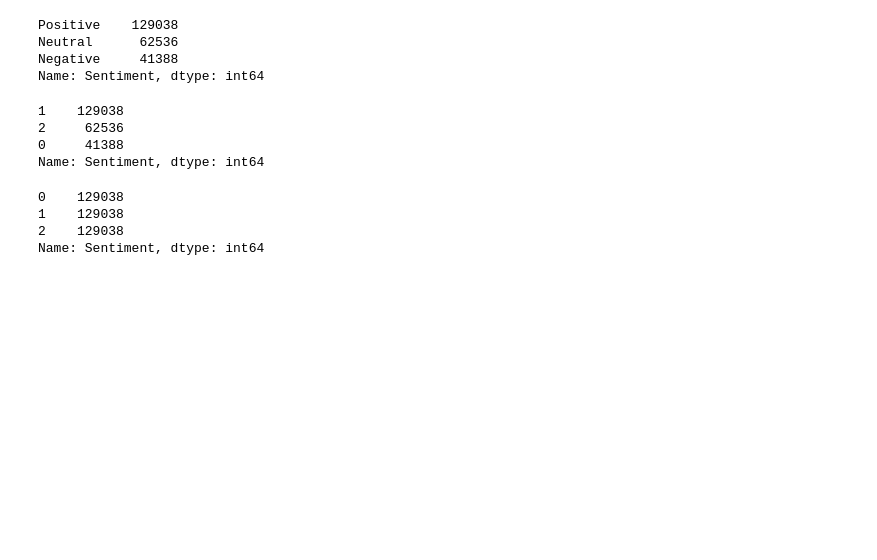
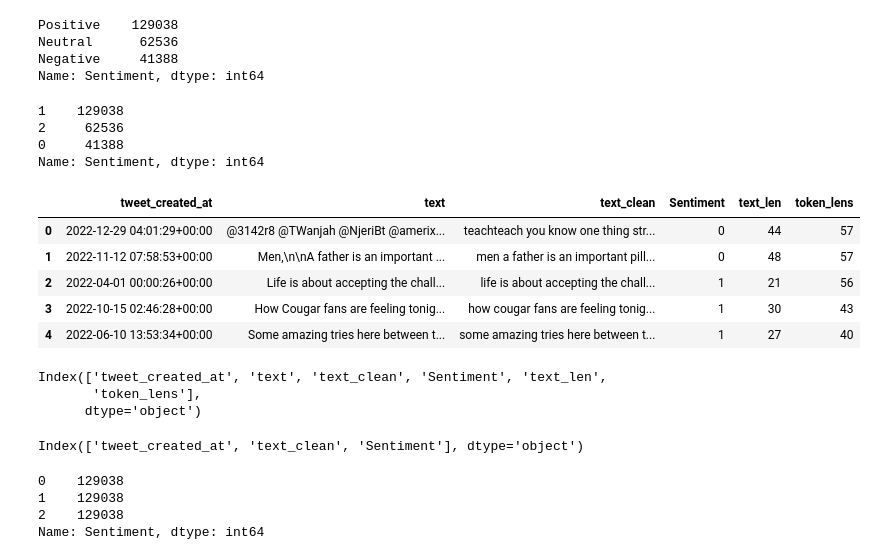
Before and after one commit to wessware/sentiment_analysis_on_masculinity_saturday, a Jupyter notebook: deeper-cleaning-and-eda.ipynb, the cells around one changed output. Cells and saved outputs as stored; diff of their text form; code cells hidden in the pictures; blank space fills up the shorter version.

Commit message:
exporting cleaned data

```diff
--- a/deeper-cleaning-and-eda.ipynb
+++ b/deeper-cleaning-and-eda.ipynb
@@ -406,3 +406,18 @@ df['Sentiment'].value_counts()
 2     62536
 0     41388
 Name: Sentiment, dtype: int64
+# %%
+df.head()
+# %% [output]
+|  | tweet_created_at | text | text_clean | Sentiment | text_len | token_lens |
+| 0 | 2022-12-29 04:01:29+00:00 | @3142r8 @TWanjah @NjeriBt @amerix... | teachteach you know one thing str... | 0 | 44 | 57 |
+| 1 | 2022-11-12 07:58:53+00:00 | Men,\n\nA father is an important ... | men a father is an important pill... | 0 | 48 | 57 |
+| 2 | 2022-04-01 00:00:26+00:00 | Life is about accepting the chall... | life is about accepting the chall... | 1 | 21 | 56 |
+| 3 | 2022-10-15 02:46:28+00:00 | How Cougar fans are feeling tonig... | how cougar fans are feeling tonig... | 1 | 30 | 43 |
+| 4 | 2022-06-10 13:53:34+00:00 | Some amazing tries here between t... | some amazing tries here between t... | 1 | 27 | 40 |
+# %%
+df.columns
+# %% [output]
+Index(['tweet_created_at', 'text', 'text_clean', 'Sentiment', 'text_len',
+       'token_lens'],
+      dtype='object')
@@ -408,0 +426,4 @@ Name: Sentiment, dtype: int64
+# %%
+df.columns
+# %% [output]
+Index(['tweet_created_at', 'text_clean', 'Sentiment'], dtype='object')
```
Also changed, not shown: parts of 4 cells of this notebook.
